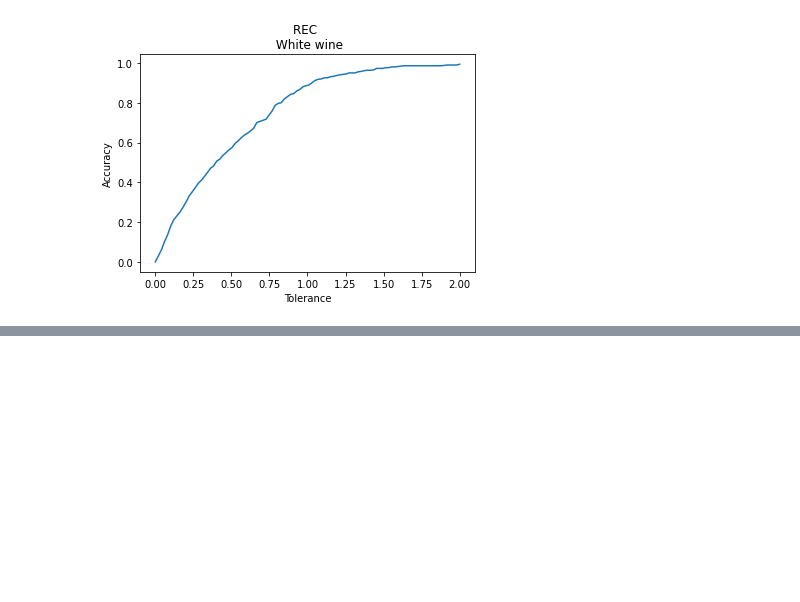
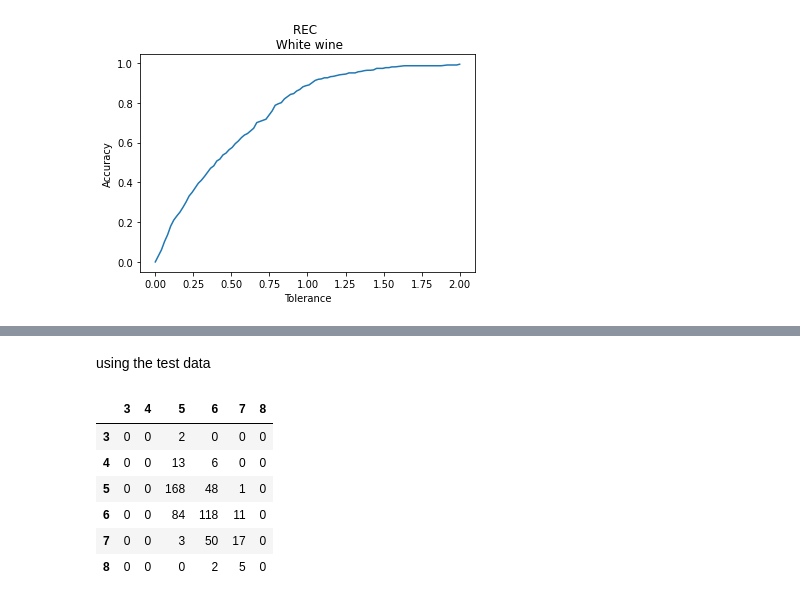
Before and after one commit to JMGilbert/STAT4241-Final-Project, a Jupyter notebook: 5241NN.ipynb, the cells around one changed output, grey strips where cells are left out. Cells and saved outputs as stored; diff of their text form; code cells hidden in the pictures; blank space fills up the shorter version.

```diff
--- a/5241NN.ipynb
+++ b/5241NN.ipynb
@@ -322,0 +466,15 @@ Text(0.5, 1.0, 'REC \n White wine')
+# %% [markdown]
+using the test data
+# %%
+red_pred=np.round(MODEL_NN_red(X_TEST_red).cpu().detach().numpy())
+red_confusion=confusion_matrix(Y_TEST_red.cpu().detach().numpy(), red_pred)
+red_confusion=pd.DataFrame(red_confusion,index=red_class,columns=red_class)
+red_confusion
+# %% [output]
+|  | 3 | 4 | 5 | 6 | 7 | 8 |
+| 3 | 0 | 0 | 2 | 0 | 0 | 0 |
+| 4 | 0 | 0 | 13 | 6 | 0 | 0 |
+| 5 | 0 | 0 | 168 | 48 | 1 | 0 |
+| 6 | 0 | 0 | 84 | 118 | 11 | 0 |
+| 7 | 0 | 0 | 3 | 50 | 17 | 0 |
+| 8 | 0 | 0 | 0 | 2 | 5 | 0 |
```
Also changed, not shown: parts of 32 cells of this notebook.
